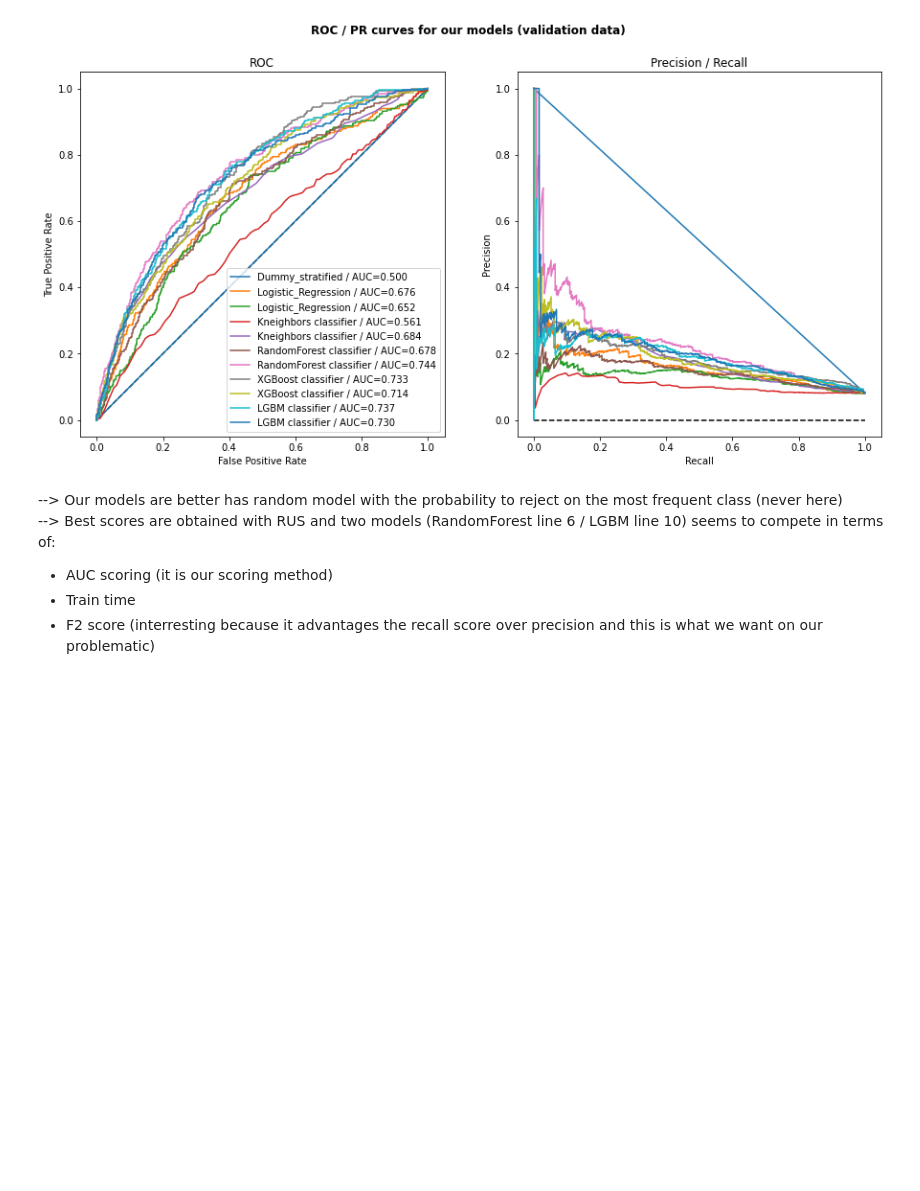
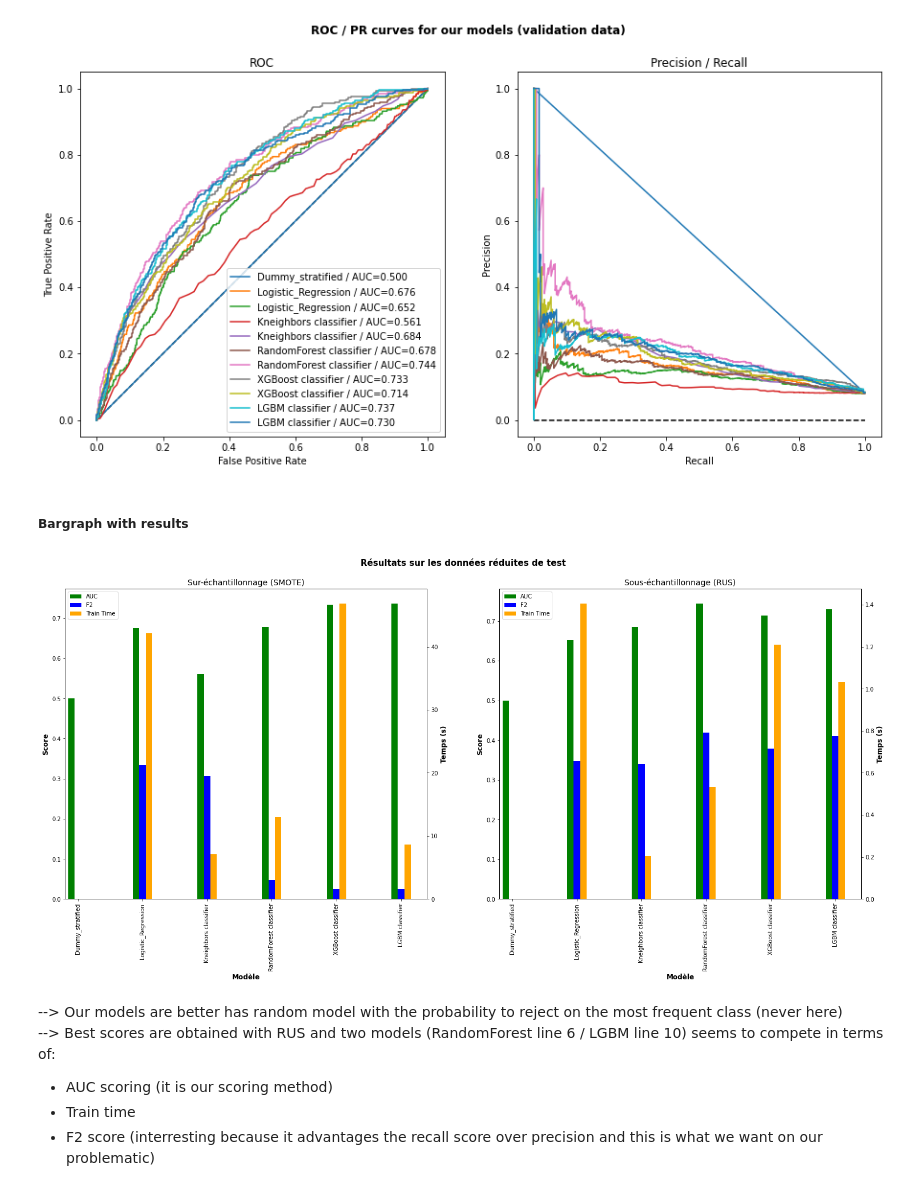
Before and after one commit to YannickSenechal29/OC_DS_Projet_7_SENECHAL_Yannick, a Jupyter notebook: P7_02_dossier_notebook01.ipynb, the cells around one changed output. Cells and saved outputs as stored; diff of their text form; code cells hidden in the pictures; blank space fills up the shorter version.

```diff
--- a/P7_02_dossier_notebook01.ipynb
+++ b/P7_02_dossier_notebook01.ipynb
@@ -399,6 +400,47 @@ def ROC_PR_curves(test_labels, list_pred_proba, models_name):
 ROC_PR_curves(y1_test, y_pred_prob_list, df_summary_result1['model'])
 # %% [output]
 [figure]
+# %% [markdown]
+##### Bargraph with results
+# %%
+figure_bargraph = plt.figure(figsize=(25,10))
+plt.axis('off')
+plt.title('Résultats sur les données réduites de test', fontweight='bold', fontsize=15, pad=40)
+ax = figure_bargraph.add_subplot(121) # Create matplotlib axes
+ax2 = ax.twinx()
+width = 0.10
+plt.title('Sur-échantillonnage (SMOTE)', fontsize=14)
+df_barg = df_summary_result1.set_index('model')
+df_barg = df_barg.loc[(df_barg['Comment'] == 'test data score') |
+                      (df_barg['Comment'] == 'test data score with SMOTE(random_state=4) train data')]
+df_barg['Score AUC'].plot(kind='bar',color='green', ax=ax, width=width, position=1.5)
+df_barg['F2_score'].plot(kind='bar',color='blue', ax=ax, width=width, position=0.5)
+df_barg['Train Time(s)'].plot(kind='bar',color='orange', ax=ax2, width=width, position=-0.5)
+h1, l1 = ax.get_legend_handles_labels()
+h2, l2 = ax2.get_legend_handles_labels()
+ax.legend(h1+h2, ['AUC', 'F2', 'Train Time'], loc=2)
+ax.set_xlabel('Modèle', fontsize=12, fontweight='bold')
+ax.set_ylabel('Score', fontsize=12, fontweight='bold')
+ax2.set_ylabel('Temps (s)', fontsize=12, fontweight='bold')
+ax = figure_bargraph.add_subplot(122) # Create matplotlib axes
+ax2 = ax.twinx()
+width = 0.10
+plt.title('Sous-échantillonnage (RUS)', fontsize=14)
+df_barg = df_summary_result1.set_index('model')
+df_barg = df_barg.loc[(df_barg['Comment'] == 'test data score') |
+                      (df_barg['Comment'] == 'test data score with RandomUnderSampler(random_state=4) train data')]
+df_barg['Score AUC'].plot(kind='bar',color='green', ax=ax, width=width, position=1.5)
+df_barg['F2_score'].plot(kind='bar',color='blue', ax=ax, width=width, position=0.5)
+df_barg['Train Time(s)'].plot(kind='bar',color='orange', ax=ax2, width=width, position=-0.5)
+h1, l1 = ax.get_legend_handles_labels()
+h2, l2 = ax2.get_legend_handles_labels()
+ax.legend(h1+h2, ['AUC', 'F2', 'Train Time'], loc=2)
+ax.set_xlabel('Modèle', fontsize=12, fontweight='bold')
+ax.set_ylabel('Score', fontsize=12, fontweight='bold')
+ax2.set_ylabel('Temps (s)', fontsize=12, fontweight='bold')
+plt.show()
+# %% [output]
+[figure, added]
 # %% [markdown]
 --> Our models are better has random model with the probability to reject on the most frequent class (never here) <br/>
 --> Best scores are obtained with RUS and two models (RandomForest line 6 / LGBM line 10) seems to compete in terms of: <br>
```
Also changed, not shown: parts of 13 cells of this notebook, 7 other files.
